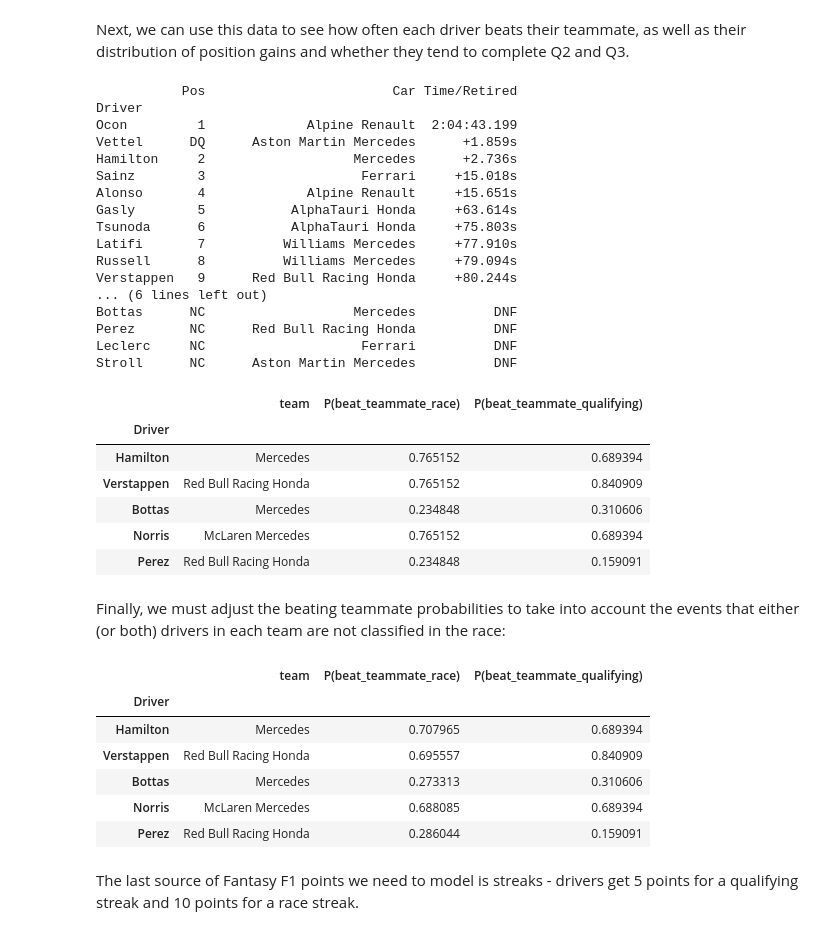
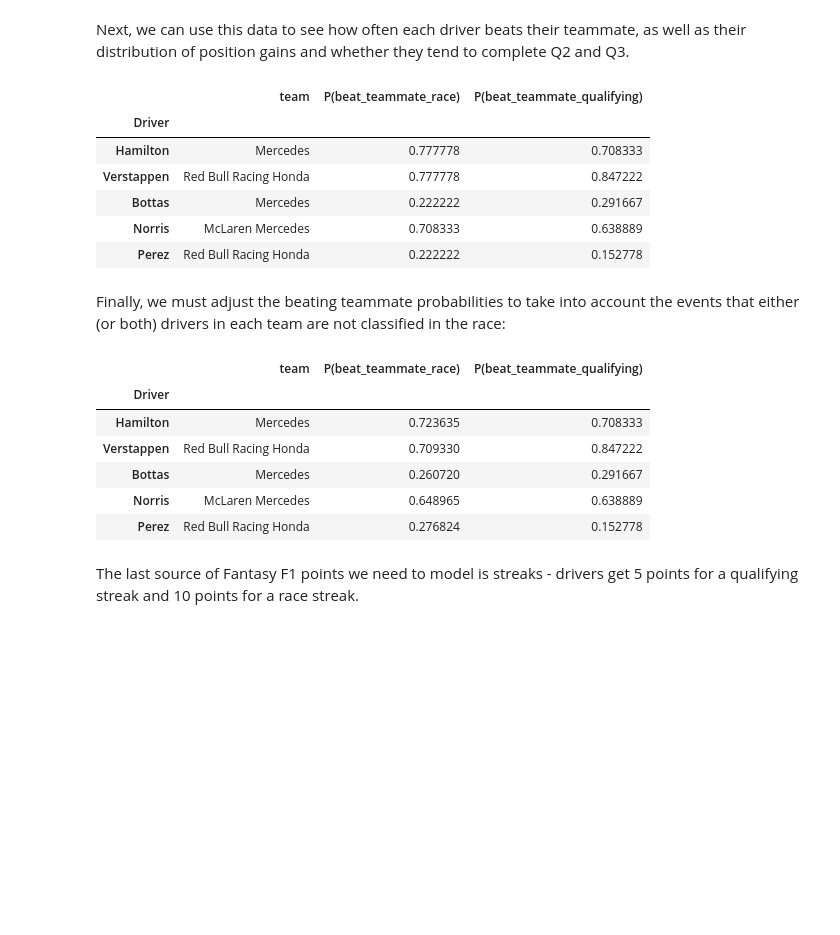
Before and after one commit to harryrgrove/F1_model, a Jupyter notebook: model.ipynb, the cells around one changed output. Cells and saved outputs as stored; diff of their text form; code cells hidden in the pictures; blank space fills up the shorter version.

```diff
--- a/model.ipynb
+++ b/model.ipynb
@@ -174,7 +174,7 @@ Let's first demonstrate on Gasly's probability distribution:
 # %%
 quadratic_model = gp.Model('quadratic')
 quadratic_model.setParam('outputFlag', False)
-driver = 'Tsunoda'
+driver = 'Ricciardo'
 # Add the probability of finishing in each position as a model variable
 x = {i: quadratic_model.addVar(vtype=gp.GRB.CONTINUOUS, lb=0, ub=1, name=f'x_{i}') for i in range(1, 21)}
 # Set objective to minimize the differences between probabilities of consecutive positions
@@ -479,7 +479,7 @@ hrefs = [
 ]
 
 qualifying_dfs, race_dfs, grid_dfs = [], [], []
-season_length = 11 # Update after each race
+season_length = 12 # Update after each race
 
 # Collect qualifying, race and grid orders for this season's GPs
 for href in hrefs[:season_length]:
@@ -520,7 +520,9 @@ for i, (race_df, qualifying_df, grid_df) in enumerate(zip(race_dfs, qualifying_d
             event_df.loc[team_df.index[0], 'beat_teammate_race'].append(1)
             event_df.loc[team_df.index[1], 'beat_teammate_race'].append(0)
         except IndexError:
-            pass
+            continue
+        except KeyError:
+            continue
 
         # Collect teammate qualifying data
         team_df = qualifying_df.loc[qualifying_df['Car']==team]
@@ -528,7 +530,7 @@ for i, (race_df, qualifying_df, grid_df) in enumerate(zip(race_dfs, qualifying_d
             event_df.loc[team_df.index[1], 'beat_teammate_qualifying'].append(0)
             event_df.loc[team_df.index[0], 'beat_teammate_qualifying'].append(1)
         except IndexError:
-            pass
+            continue
 
     for driver in drivers:
         # Collect position gain data
@@ -542,60 +544,42 @@ for i, (race_df, qualifying_df, grid_df) in enumerate(zip(race_dfs, qualifying_d
             except KeyError:
                 gain = 20 - int(race_df.loc[driver, 'Pos'])
             except ValueError:
-                print(race_df)
                 gain = 0
         event_df.loc[driver, 'position_gain'].append(gain)
 
         # Collect Q2 qualification data
         try:
             if pd.isnull(qualifying_df.loc[driver, 'Q2']):
                 event_df.loc[driver, 'q2_finish'].append(0)
             else:
                 event_df.loc[driver, 'q2_finish'].append(1)
         except KeyError:
             event_df.loc[driver, 'q2_finish'].append(0)
 
         # Collect Q3 qualification data
         try:
             if pd.isnull(qualifying_df.loc[driver, 'Q3']):
                 event_df.loc[driver, 'q3_finish'].append(0)
             else:
                 event_df.loc[driver, 'q3_finish'].append(1)
         except KeyError:
             event_df.loc[driver, 'q3_finish'].append(0)
 
 # We must normalise each probability towards mean to account for sample noise
 event_df['P(beat_teammate_race)'] = [np.mean(l) for l in event_df['beat_teammate_race']]
 event_df['P(beat_teammate_race)'] = (5 * event_df['P(beat_teammate_race)'] + 0.5) / 6
 event_df['P(beat_teammate_qualifying)'] = [np.mean(l) for l in event_df['beat_teammate_qualifying']]
 event_df['P(beat_teammate_qualifying)'] = (5 * event_df['P(beat_teammate_qualifying)'] + 0.5) / 6
 event_df = pd.DataFrame(event_df[['team', 'P(beat_teammate_race)', 'P(beat_teammate_qualifying)']])
 event_df.head()
 # %% [output]
-           Pos                        Car Time/Retired
-Driver
-Ocon         1             Alpine Renault  2:04:43.199
-Vettel      DQ      Aston Martin Mercedes      +1.859s
-Hamilton     2                   Mercedes      +2.736s
-Sainz        3                    Ferrari     +15.018s
-Alonso       4             Alpine Renault     +15.651s
-Gasly        5           AlphaTauri Honda     +63.614s
-Tsunoda      6           AlphaTauri Honda     +75.803s
-Latifi       7          Williams Mercedes     +77.910s
-Russell      8          Williams Mercedes     +79.094s
-Verstappen   9      Red Bull Racing Honda     +80.244s
-... (6 lines left out)
-Bottas      NC                   Mercedes          DNF
-Perez       NC      Red Bull Racing Honda          DNF
-Leclerc     NC                    Ferrari          DNF
-Stroll      NC      Aston Martin Mercedes          DNF
 |  | team | P(beat_teammate_race) | P(beat_teammate_qualifying) |
 | Driver |  |  |  |
-| Hamilton | Mercedes | 0.765152 | 0.689394 |
-| Verstappen | Red Bull Racing Honda | 0.765152 | 0.840909 |
-| Bottas | Mercedes | 0.234848 | 0.310606 |
-| Norris | McLaren Mercedes | 0.765152 | 0.689394 |
-| Perez | Red Bull Racing Honda | 0.234848 | 0.159091 |
+| Hamilton | Mercedes | 0.777778 | 0.708333 |
+| Verstappen | Red Bull Racing Honda | 0.777778 | 0.847222 |
+| Bottas | Mercedes | 0.222222 | 0.291667 |
+| Norris | McLaren Mercedes | 0.708333 | 0.638889 |
+| Perez | Red Bull Racing Honda | 0.222222 | 0.152778 |
 # %% [markdown]
 Finally, we must adjust the beating teammate probabilities to take into account the events that either (or both) drivers in each team are not classified in the race:
 # %%
@@ -613,11 +597,11 @@ event_df.head()
 # %% [output]
 |  | team | P(beat_teammate_race) | P(beat_teammate_qualifying) |
 | Driver |  |  |  |
-| Hamilton | Mercedes | 0.707965 | 0.689394 |
-| Verstappen | Red Bull Racing Honda | 0.695557 | 0.840909 |
-| Bottas | Mercedes | 0.273313 | 0.310606 |
-| Norris | McLaren Mercedes | 0.688085 | 0.689394 |
-| Perez | Red Bull Racing Honda | 0.286044 | 0.159091 |
+| Hamilton | Mercedes | 0.723635 | 0.708333 |
+| Verstappen | Red Bull Racing Honda | 0.709330 | 0.847222 |
+| Bottas | Mercedes | 0.260720 | 0.291667 |
+| Norris | McLaren Mercedes | 0.648965 | 0.638889 |
+| Perez | Red Bull Racing Honda | 0.276824 | 0.152778 |
 # %%
 for driver in df.index:
     ev_df.loc[driver, 'beat_teammate'] = event_df.loc[driver, 'P(beat_teammate_race)'] * 3 \
```
Also changed, not shown: parts of 22 cells of this notebook.
